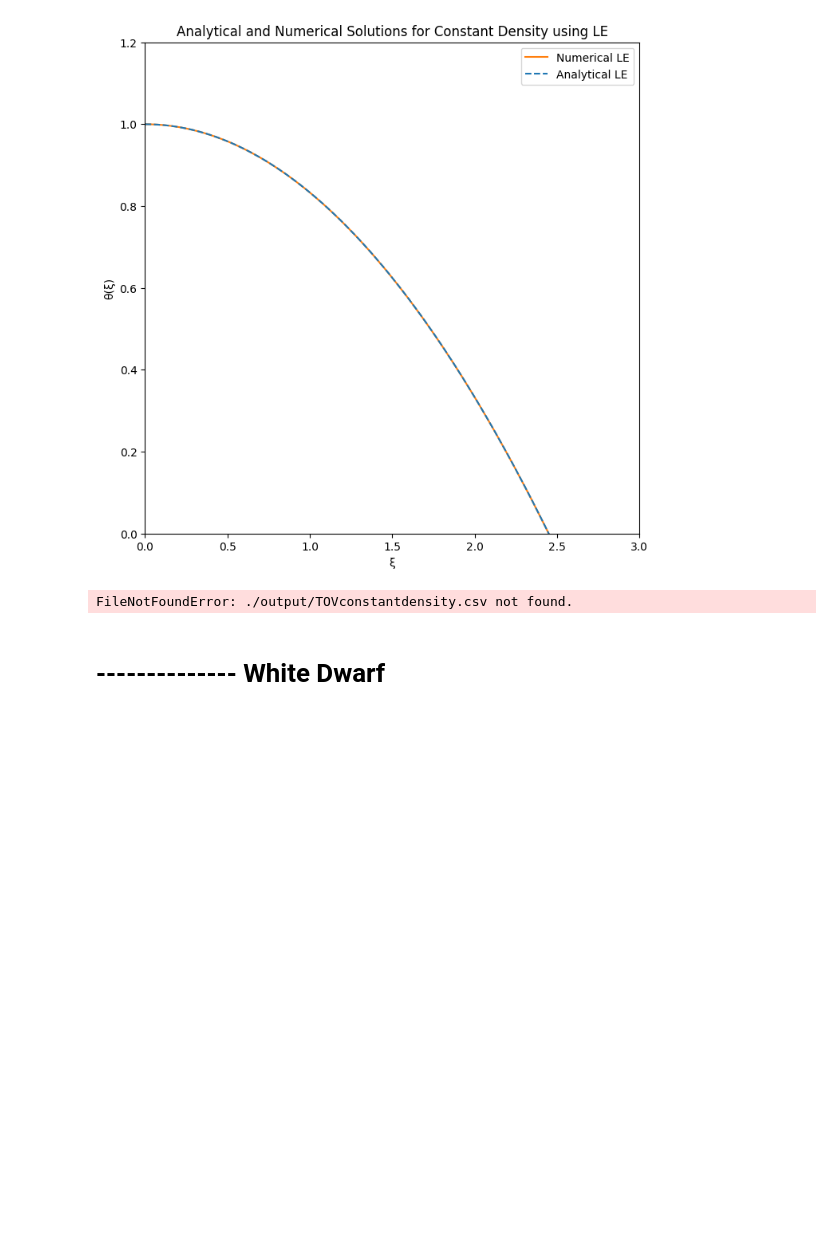
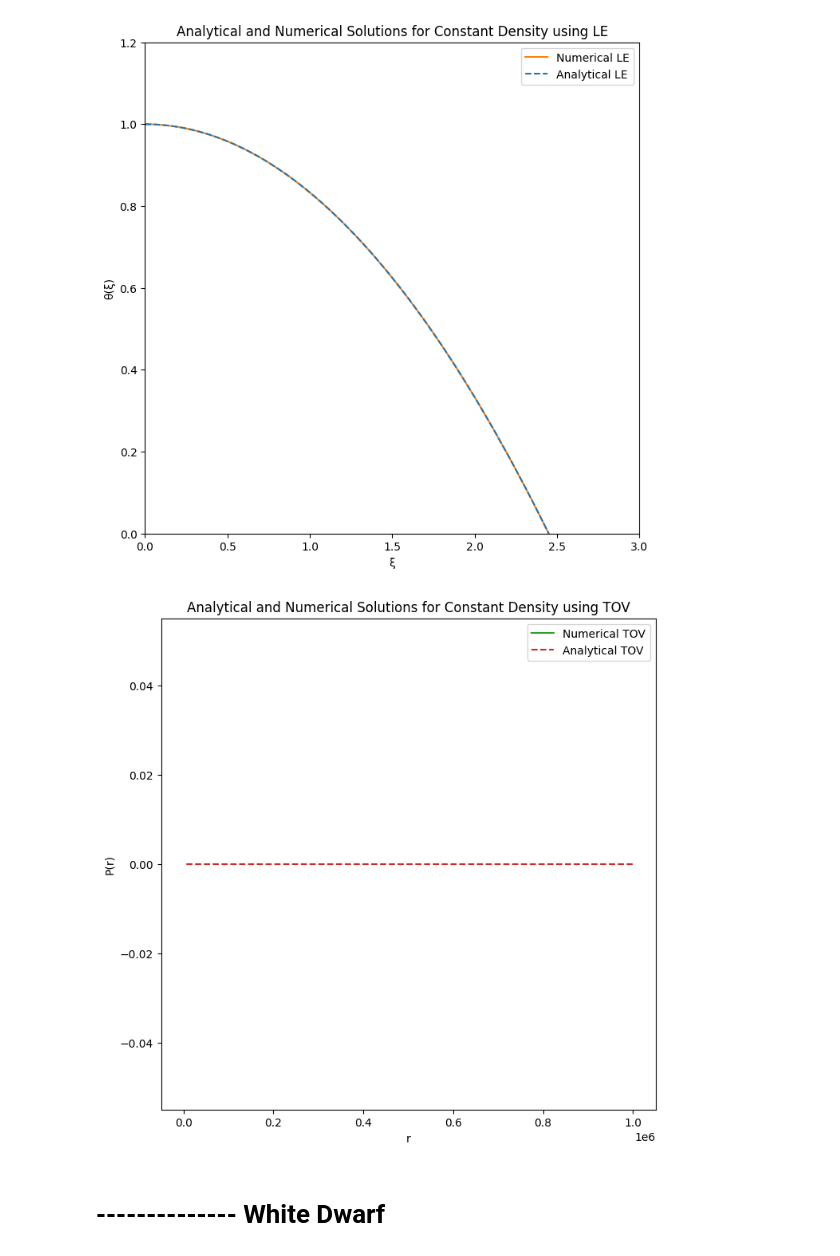
Before and after one commit to notbigbrad/p4theogroup, a Jupyter notebook: graphs.ipynb, the cells around one changed output. Drawn from its saved outputs; the diff is of its cells as text; code cells hidden in the pictures; blank space fills up the shorter version.

```diff
--- a/graphs.ipynb
+++ b/graphs.ipynb
@@ -92,21 +92,21 @@ plt.show()
 # %%
 
 def TOV_const_rho(xi): return xi*0
 
 g = np.loadtxt("./output/TOVconstantdensity.csv", delimiter=",", dtype="float")
 
-x = np.linspace(np.min(g.T[0]), np.max(g.T[0]), 1000)
+x = np.linspace(np.min(g.T[0]), np.max(g.T[1]), 1000)
 
 plt.figure(figsize=[8,8])
 plt.title("Analytical and Numerical Solutions for Constant Density using TOV")
 plt.plot(g.T[0], g.T[1], label="Numerical TOV", color="tab:green")
 plt.plot(x, TOV_const_rho(x), label="Analytical TOV", linestyle='dashed', color="tab:red")
 plt.xlabel("r")
 plt.ylabel("P(r)")
 plt.legend()
 plt.show()
 # %% [output]
-FileNotFoundError: ./output/TOVconstantdensity.csv not found.
+[figure, added]
 # %% [markdown]
 # -------------- White Dwarf
 # %% [markdown]
```
Also changed, not shown: parts of 4 cells of this notebook, 15 other files.
